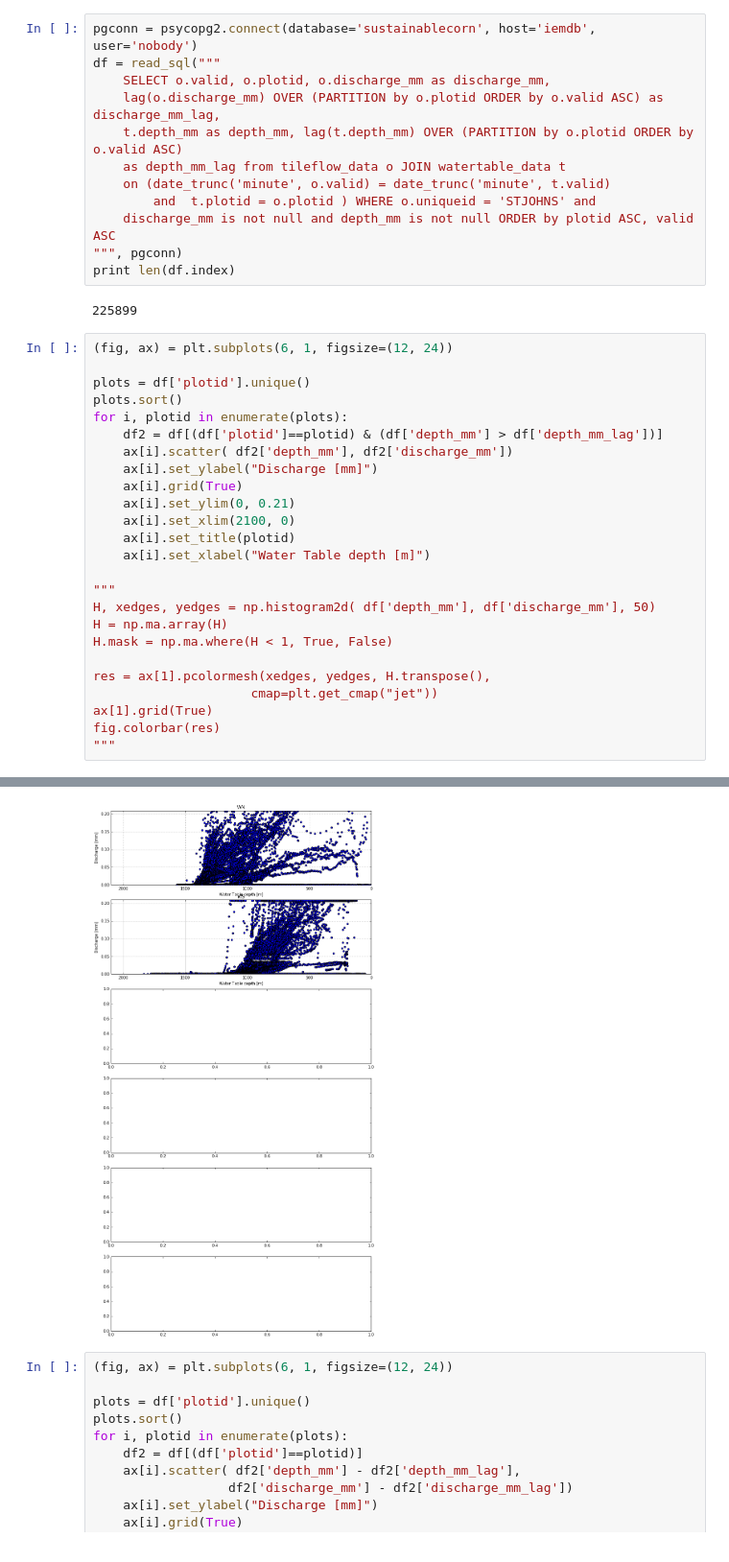
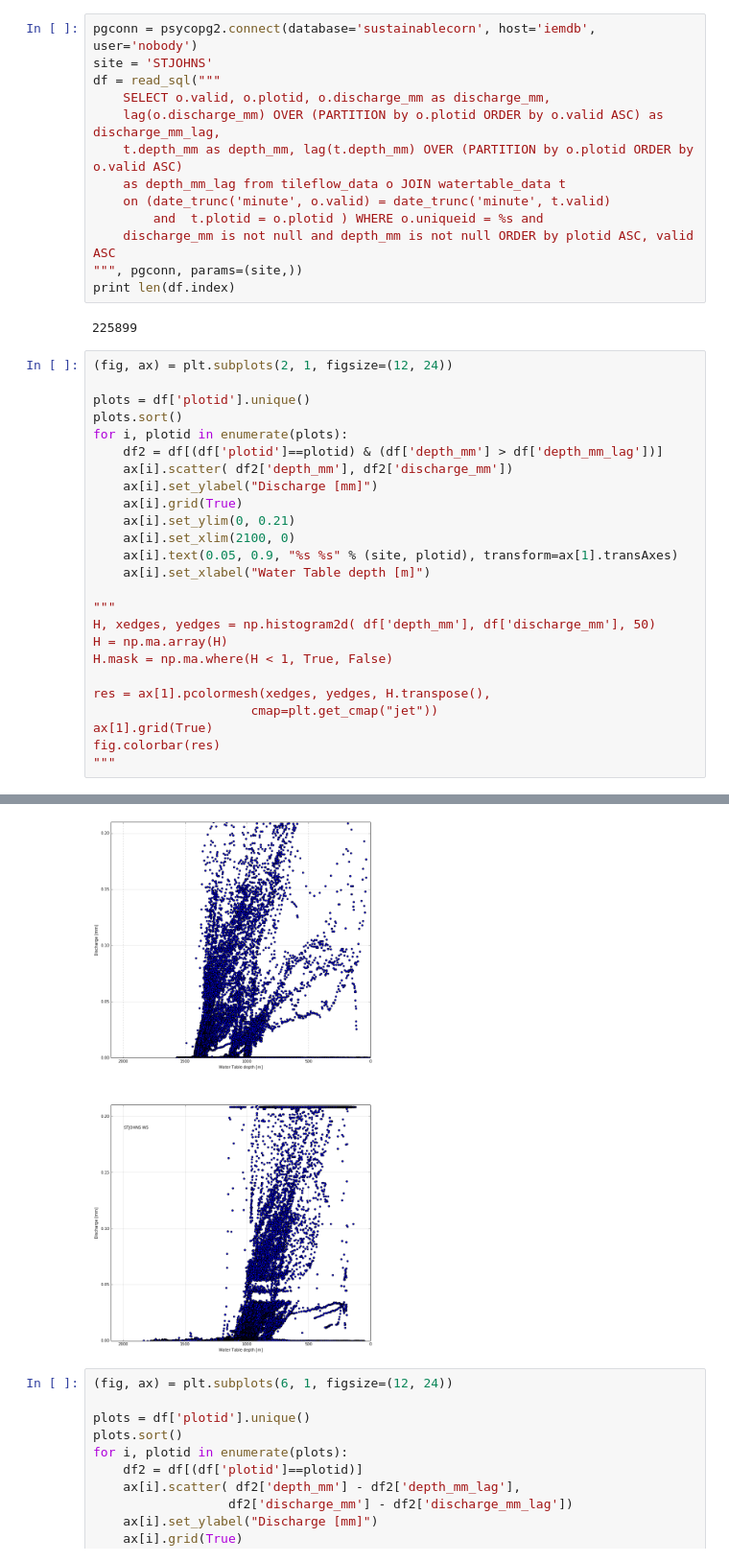
Before and after one commit to isudatateam/datateam, a Jupyter notebook: scripts/cscap/dwm1.ipynb, the cells around one changed output, grey strips where cells are left out. Shown at 96% size. Drawn from its saved outputs; the diff is of its cells as text.

```diff
--- a/scripts/cscap/dwm1.ipynb
+++ b/scripts/cscap/dwm1.ipynb
@@ -6,46 +6,47 @@ from pandas.io.sql import read_sql
 import matplotlib.pyplot as plt
 # %%
 pgconn = psycopg2.connect(database='sustainablecorn', host='iemdb', user='nobody')
+site = 'STJOHNS'
 df = read_sql("""
     SELECT o.valid, o.plotid, o.discharge_mm as discharge_mm,
     lag(o.discharge_mm) OVER (PARTITION by o.plotid ORDER by o.valid ASC) as discharge_mm_lag,
     t.depth_mm as depth_mm, lag(t.depth_mm) OVER (PARTITION by o.plotid ORDER by o.valid ASC)
     as depth_mm_lag from tileflow_data o JOIN watertable_data t
     on (date_trunc('minute', o.valid) = date_trunc('minute', t.valid)
-        and  t.plotid = o.plotid ) WHERE o.uniqueid = 'STJOHNS' and
+        and  t.plotid = o.plotid ) WHERE o.uniqueid = %s and
     discharge_mm is not null and depth_mm is not null ORDER by plotid ASC, valid ASC
-""", pgconn)
+""", pgconn, params=(site,))
 print len(df.index)
 # %% [output]
 225899
 # %%
-(fig, ax) = plt.subplots(6, 1, figsize=(12, 24))
+(fig, ax) = plt.subplots(2, 1, figsize=(12, 24))
 
 plots = df['plotid'].unique()
 plots.sort()
 for i, plotid in enumerate(plots):
     df2 = df[(df['plotid']==plotid) & (df['depth_mm'] > df['depth_mm_lag'])]
     ax[i].scatter( df2['depth_mm'], df2['discharge_mm'])
     ax[i].set_ylabel("Discharge [mm]")
     ax[i].grid(True)
     ax[i].set_ylim(0, 0.21)
     ax[i].set_xlim(2100, 0)
-    ax[i].set_title(plotid)
+    ax[i].text(0.05, 0.9, "%s %s" % (site, plotid), transform=ax[1].transAxes)
     ax[i].set_xlabel("Water Table depth [m]")
 
 """
 H, xedges, yedges = np.histogram2d( df['depth_mm'], df['discharge_mm'], 50)
 H = np.ma.array(H)
 H.mask = np.ma.where(H < 1, True, False)
 
 res = ax[1].pcolormesh(xedges, yedges, H.transpose(),
                      cmap=plt.get_cmap("jet"))
 ax[1].grid(True)
 fig.colorbar(res)
 """
 # %% [output]
 '\nH, xedges, yedges = np.histogram2d( df[\'depth_mm\'], df[\'discharge_mm\'], 50)\nH = np.ma.array(H)\nH.mask = np.ma.where(H < 1, True, False)\n\nres = ax[1].pcolormesh(xedges, yedges, H.transpose() ...
-[figure, old version]
+[figure, new version]
 # %%
 (fig, ax) = plt.subplots(6, 1, figsize=(12, 24))
 
```
Also changed, not shown: 5 other files.
